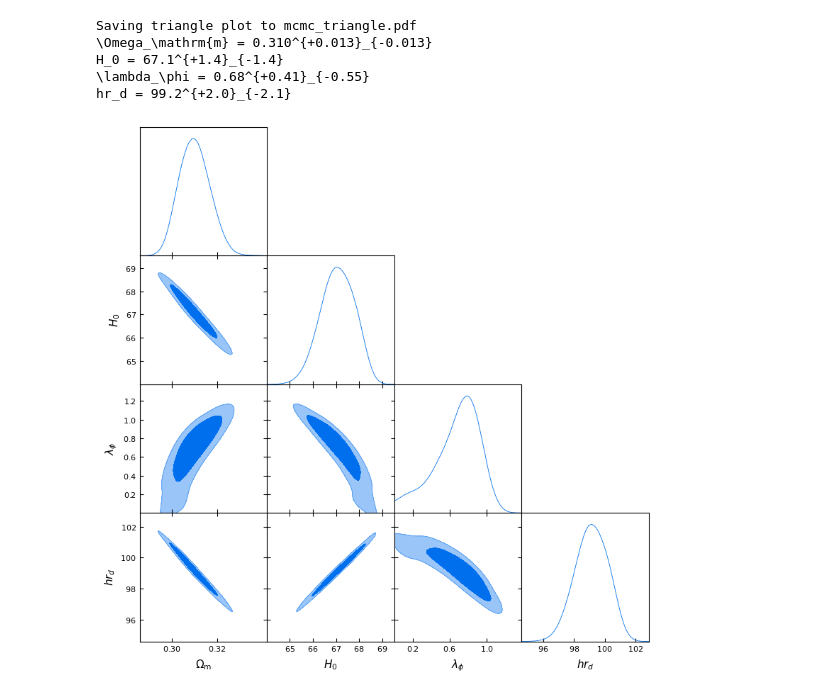
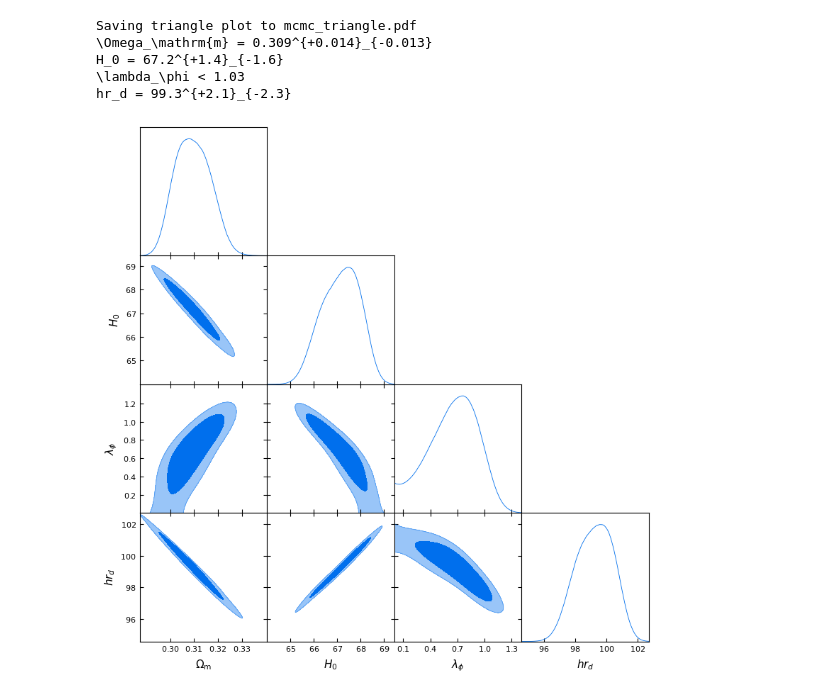
Before and after one commit to gborghetto/ESR_DE, a Jupyter notebook: test_exp_potential_camb.ipynb, the cells around one changed output. Drawn from its saved outputs; the diff is of its cells as text; code cells hidden in the pictures.

```diff
--- a/test_exp_potential_camb.ipynb
+++ b/test_exp_potential_camb.ipynb
@@ -4,7 +4,7 @@ from getdist import MCSamples, plots, loadMCSamples
 import os
 
 
-samples = loadMCSamples('./chains/camb_exp_mcmc',settings={'ignore_rows': 0.33})
+samples = loadMCSamples('./chains/quintessence_camb',settings={'ignore_rows': 0.33})
 
 print('Parameter names available:', samples.getParamNames().list())
 # %% [output]
@@ -17,7 +21,7 @@ Parameter names available: ['omch2', 'ombh2', 'H0', 'n', 'chi2__BAO', 'chi2__SN'
 # param_names = [p.name for p in samples.getParamNames().list()][:6]
 # print('Using parameters for triangle plot:', param_names)
 
-param_names = ['ombh2', 'omch2', 'H0','n']
+param_names = ['ombh2', 'omch2', 'H0','lambda_phi']
 
 param_limits = {
     'ombh2': (0.0217, 0.023),
@@ -54,31 +58,31 @@ H_0 = 67.1^{+1.4}_{-1.4}
 # %%
 # param_names = [p.name for p in samples.getParamNames().list()][:6]
 # print('Using parameters for triangle plot:', param_names)
 
-param_names = ['omegam', 'H0','n','hrd']
+param_names = ['omegam', 'H0','lambda_phi','hrd']
 
 g = plots.getSubplotPlotter()
 g.triangle_plot(samples, param_names, filled=True)
 out_triangle = 'mcmc_triangle.pdf'
 print('Saving triangle plot to', out_triangle)
 # g.export(out_triangle)
 
 
 for p in param_names:
     print(samples.getInlineLatex(p,limit=2))
 
 # # 1D marginals for each parameter separately
 # for pname in samples.getParamNames().list():
 #     name = pname.name
 #     g = plots.getSinglePlotter()
 #     g.plot_1d(samples, [name])
 #     out1d = f'mcmc_1d_{name}.png'
 #     print('Saving 1D marginal to', out1d)
 #     g.export(out1d)
 # %% [output]
 Saving triangle plot to mcmc_triangle.pdf
-\Omega_\mathrm{m} = 0.310^{+0.013}_{-0.013}
-H_0 = 67.1^{+1.4}_{-1.4}
-\lambda_\phi = 0.68^{+0.41}_{-0.55}
-hr_d = 99.2^{+2.0}_{-2.1}
+\Omega_\mathrm{m} = 0.309^{+0.014}_{-0.013}
+H_0 = 67.2^{+1.4}_{-1.6}
+\lambda_\phi < 1.03
+hr_d = 99.3^{+2.1}_{-2.3}
-[figure, old version]
+[figure, new version]
```
Also changed, not shown: parts of 2 cells of this notebook, 5 other files.
